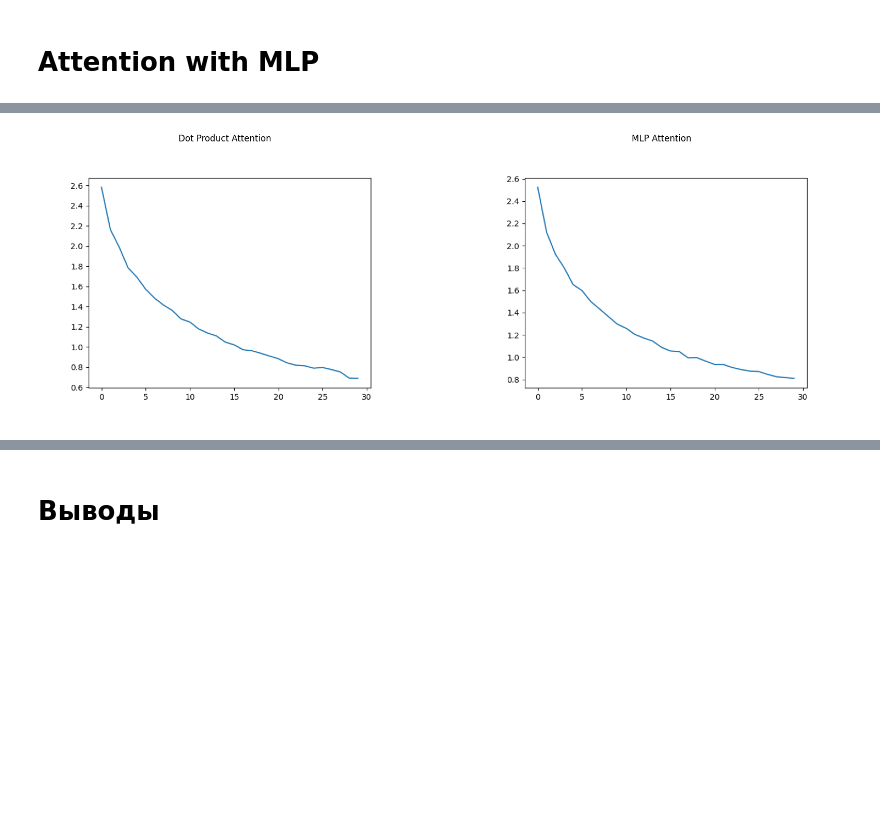
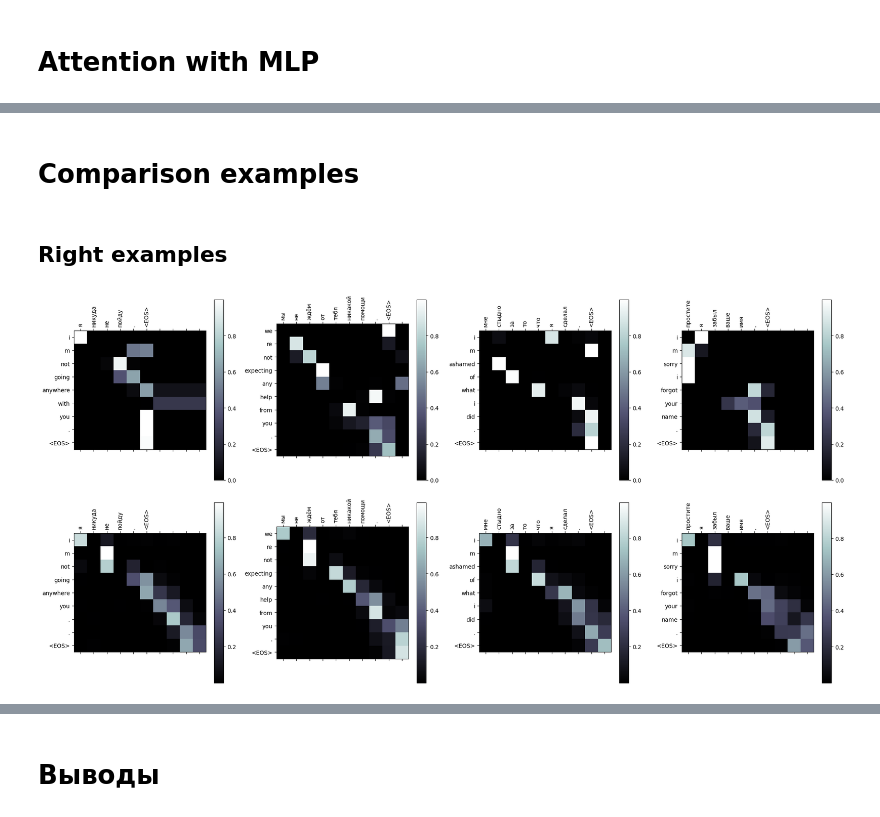
Before and after one commit to AlexBorealis/netology_dll_hw, a Jupyter notebook: kozlov_hw_7_dll.ipynb, the cells around one changed output, grey strips where cells are left out. Drawn from its saved outputs; the diff is of its cells as text; code cells hidden in the pictures; blank space fills up the shorter version.

```diff
--- a/kozlov_hw_7_dll.ipynb
+++ b/kozlov_hw_7_dll.ipynb
@@ -353,6 +370,7 @@ def timeSince(since, percent):
 def trainIters(encoder, decoder, n_iters, name, batch_size=8, print_every=1000, plot_every=100, learning_rate=0.01):
     start = time.time()
     plot_losses = []
+    iterations = []
     print_loss_total = 0  # Reset every print_every
     plot_loss_total = 0  # Reset every plot_every
 
@@ -386,8 +404,9 @@ def trainIters(encoder, decoder, n_iters, name, batch_size=8, print_every=1000,
             if iter_count % plot_every == 0:
                 plot_loss_avg = plot_loss_total / plot_every
                 plot_losses.append(plot_loss_avg)
+                iterations.append(iter_count)
                 plot_loss_total = 0
 
-    showPlot(plot_losses, name=name)
+    showPlot(iterations, plot_losses, name=name)
 
     return plot_losses
@@ -634,19 +571,45 @@ pd.DataFrame({
-# %%
-img_dot = plt.imread('dot_product_attn_GRU_1_layer.png')
-img_mlp = plt.imread('mlp_attn_GRU_1_layer.png')
-
-plt.figure(figsize=(20, 10))
-
-plt.subplot(1, 2, 1)
-plt.imshow(img_dot)
-plt.axis('off')
-plt.title('Dot Product Attention')
-
-plt.subplot(1, 2, 2)
-plt.imshow(img_mlp)
-plt.axis('off')
-plt.title('MLP Attention')
-
-plt.show()
-# %% [output]
-[figure, removed]
+# %% [markdown]
+# **Comparison examples**
+# %%
+def showAttention(input_sentence, output_words, attentions, ax):
+    cax = ax.matshow(attentions.numpy(), cmap='bone')
+    plt.colorbar(cax, ax=ax)
+
+    ax.set_xticks(range(len(input_sentence.split(' ')) + 1))
+    ax.set_yticks(range(len(output_words)))
+
+    ax.set_xticklabels(input_sentence.split(' ') + ['<EOS>'], rotation=90)
+    ax.set_yticklabels(output_words)
+
+    ax.xaxis.set_major_locator(ticker.MultipleLocator(1))
+    ax.yaxis.set_major_locator(ticker.MultipleLocator(1))
+
+def evaluateAndShowAttention(encoder, decoder, input_sentence, ax):
+    output_words, attentions = evaluate(encoder, decoder, input_sentence)
+    # print('input =', input_sentence)
+    # print('output =', ' '.join(output_words))
+    showAttention(input_sentence, output_words, attentions, ax)
+# %%
+inputs = [
+    "я никуда не пойду .",
+    "мы не ждём от тебя никакой помощи .",
+    "мне стыдно за то что я сделал .",
+    "простите я забыл ваше имя .",
+    "она не из тех кто выходит замуж .",
+    "ты слишком тощая .",
+    "вы упрямые .",
+    "он слепнет ."
+]
+# %% [markdown]
+## **Right examples**
+# %%
+fig, axes = plt.subplots(2, 4, figsize=(20, 10))
+
+for i, input_sentence in enumerate(inputs[:4]):
+    evaluateAndShowAttention(encoder_dot, decoder_dot, input_sentence, axes[0, i])
+    evaluateAndShowAttention(encoder_mlp, decoder_mlp, input_sentence, axes[1, i])
+
+plt.tight_layout()
+plt.show()
+# %% [output]
+[figure, added]
```
Also changed, not shown: parts of 17 cells of this notebook.
